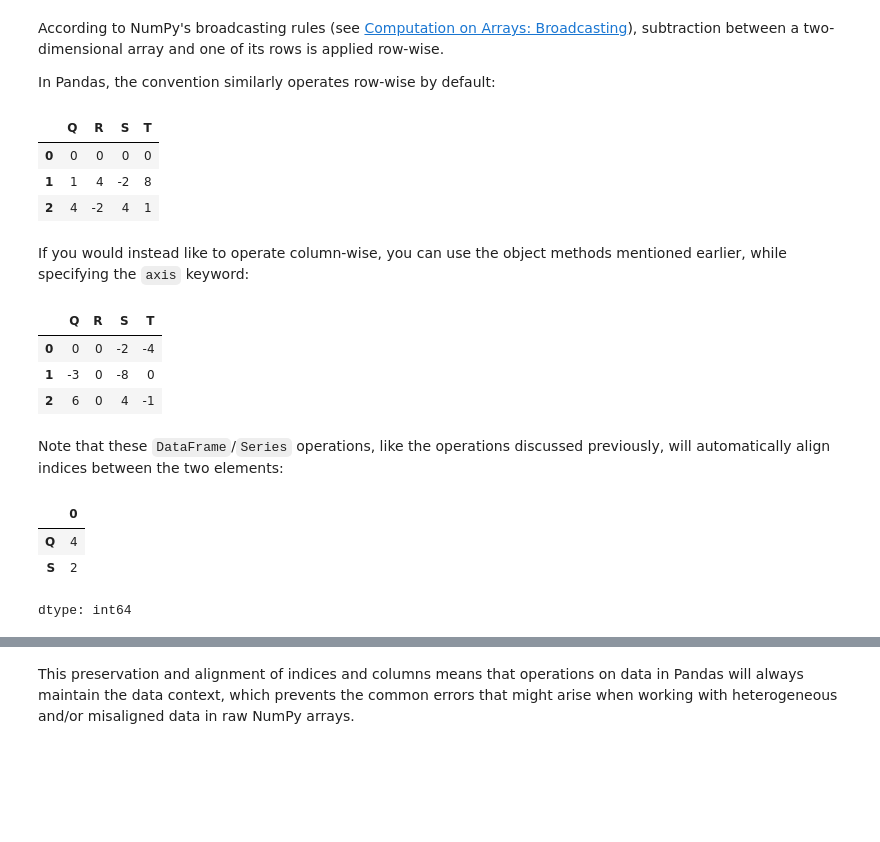
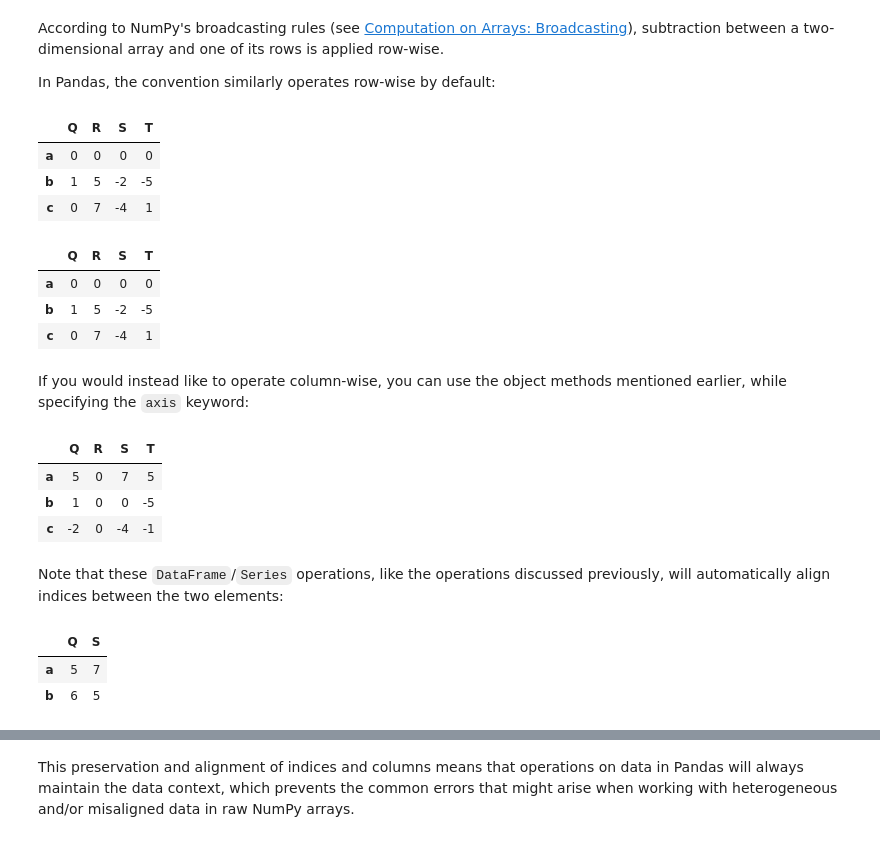
Before and after one commit to bertramwooster/PythonDataScienceHandbook, a Jupyter notebook: notebooks/03.03-Operations-in-Pandas.ipynb, the cells around one changed output, grey strips where cells are left out. Drawn from its saved outputs; the diff is of its cells as text; code cells hidden in the pictures; blank space fills up the shorter version.

```diff
--- a/notebooks/03.03-Operations-in-Pandas.ipynb
+++ b/notebooks/03.03-Operations-in-Pandas.ipynb
@@ -212,32 +221,38 @@ According to NumPy's broadcasting rules (see [Computation on Arrays: Broadcastin
 
 In Pandas, the convention similarly operates row-wise by default:
 # %%
-df = pd.DataFrame(A, columns=['Q', 'R', 'S', 'T'])
+df = pd.DataFrame(A, columns=['Q', 'R', 'S', 'T'], index = ['a', 'b', 'c'])
 df - df.iloc[0]
 # %% [output]
 |  | Q | R | S | T |
-| 0 | 0 | 0 | 0 | 0 |
-| 1 | 1 | 4 | -2 | 8 |
-| 2 | 4 | -2 | 4 | 1 |
+| a | 0 | 0 | 0 | 0 |
+| b | 1 | 5 | -2 | -5 |
+| c | 0 | 7 | -4 | 1 |
+# %%
+df-df.loc['a',:]
+# %% [output]
+|  | Q | R | S | T |
+| a | 0 | 0 | 0 | 0 |
+| b | 1 | 5 | -2 | -5 |
+| c | 0 | 7 | -4 | 1 |
 # %% [markdown]
 If you would instead like to operate column-wise, you can use the object methods mentioned earlier, while specifying the `axis` keyword:
 # %%
-df.subtract(df['R'], axis=0)
+df.subtract(df.loc[:,'R'], axis=0)
 # %% [output]
 |  | Q | R | S | T |
-| 0 | 0 | 0 | -2 | -4 |
-| 1 | -3 | 0 | -8 | 0 |
-| 2 | 6 | 0 | 4 | -1 |
+| a | 5 | 0 | 7 | 5 |
+| b | 1 | 0 | 0 | -5 |
+| c | -2 | 0 | -4 | -1 |
 # %% [markdown]
 Note that these `DataFrame`/`Series` operations, like the operations discussed previously, will automatically align  indices between the two elements:
 # %%
-halfrow = df.iloc[0, ::2]#this generates a Series!b try [:1, ::2] & see
+halfrow = df.iloc[0:2, ::2]#this generates a Series!b try [:1, ::2] & see
 halfrow
 # %% [output]
-|  | 0 |
-| Q | 4 |
-| S | 2 |
+|  | Q | S |
+| a | 5 | 7 |
+| b | 6 | 5 |
-dtype: int64
 # %%
 df - halfrow
 # %% [output]
```
Also changed, not shown: parts of 10 cells of this notebook.
